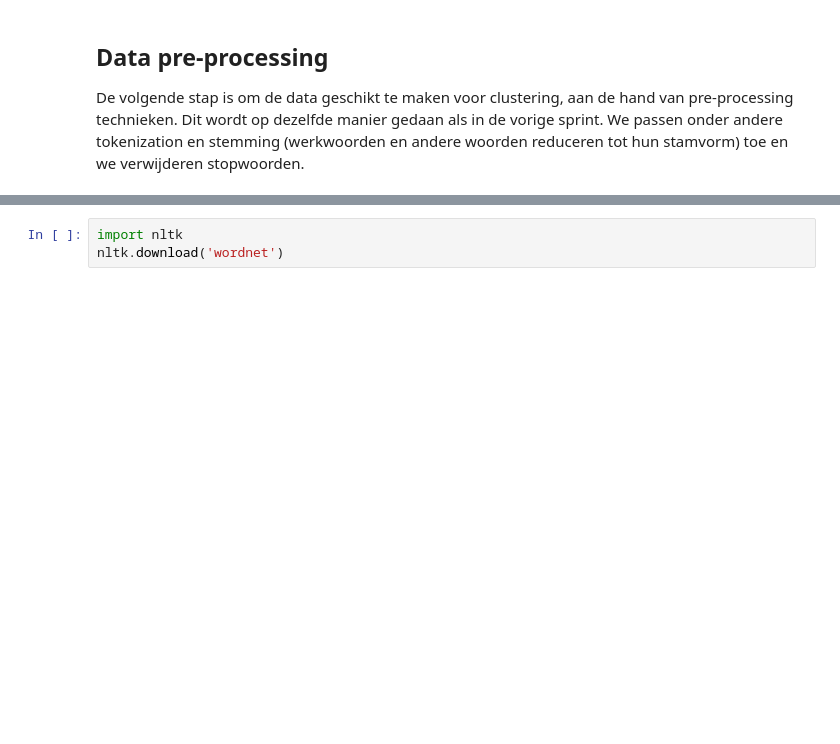
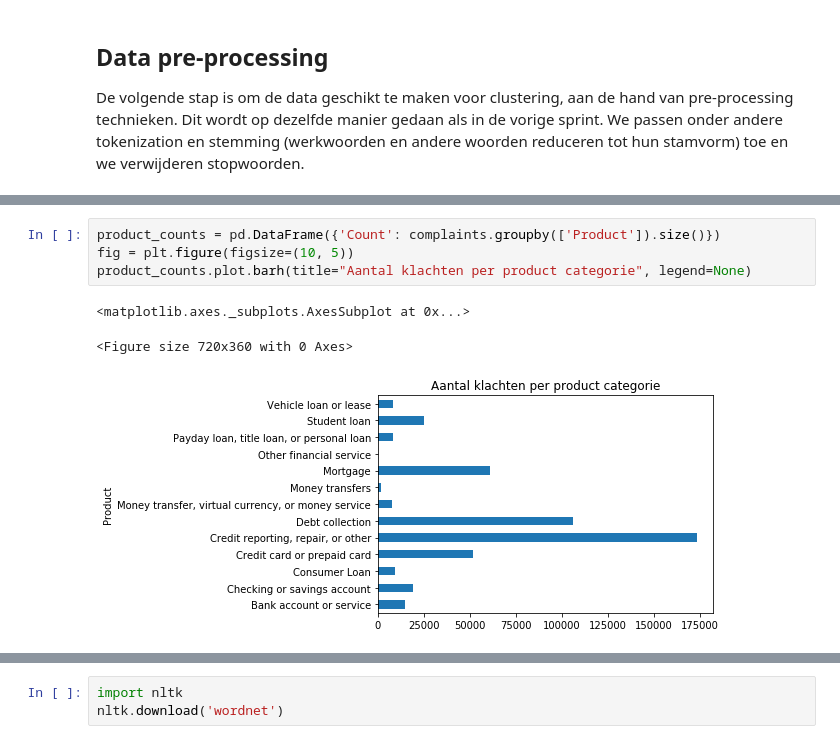
Before and after one commit to WouterStemgee/applied-machine-learning-consumer-complaints-database, a Jupyter notebook: sprint2_unsupervised-learning/sprint3_Thomas.ipynb, the cells around one changed output, grey strips where cells are left out. Saved outputs shown, nothing was run; the diff lists cells and outputs as text; blank space fills up the shorter version.

```diff
--- a/sprint2_unsupervised-learning/sprint3_Thomas.ipynb
+++ b/sprint2_unsupervised-learning/sprint3_Thomas.ipynb
@@ -35,0 +47,8 @@ De volgende stap is om de data geschikt te maken voor clustering, aan de hand va
+# %%
+product_counts = pd.DataFrame({'Count': complaints.groupby(['Product']).size()})
+fig = plt.figure(figsize=(10, 5))
+product_counts.plot.barh(title="Aantal klachten per product categorie", legend=None)
+# %% [output]
+<matplotlib.axes._subplots.AxesSubplot at 0x...>
+<Figure size 720x360 with 0 Axes>
+[figure, added]
```
Also changed, not shown: parts of 11 cells of this notebook.
